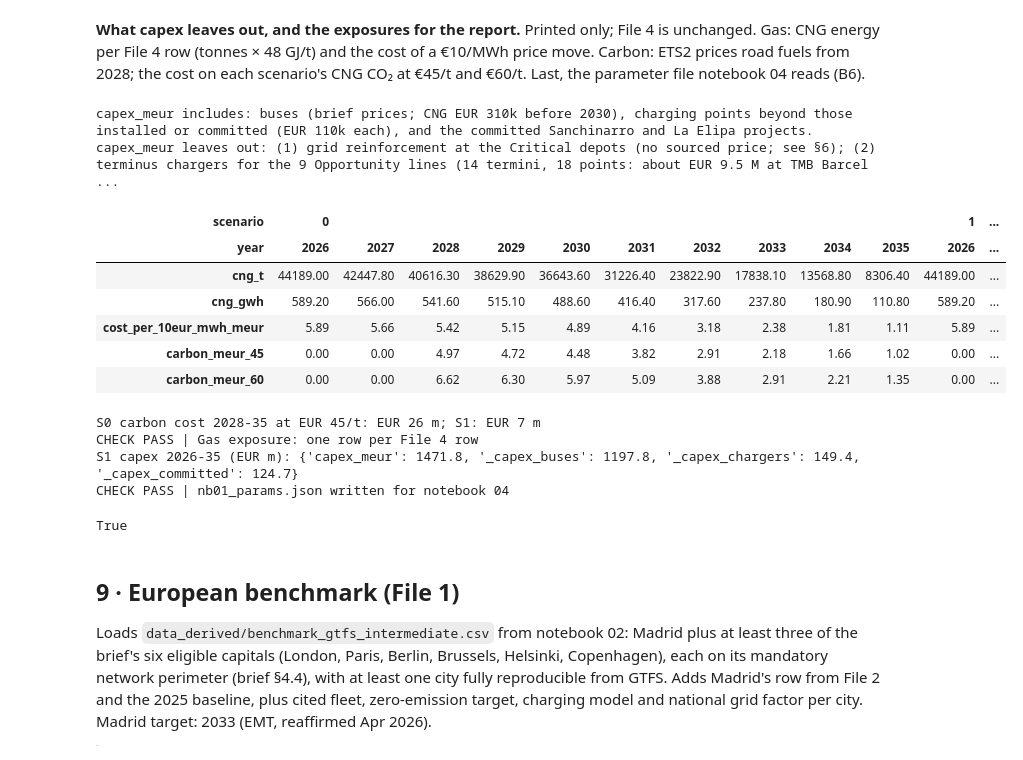
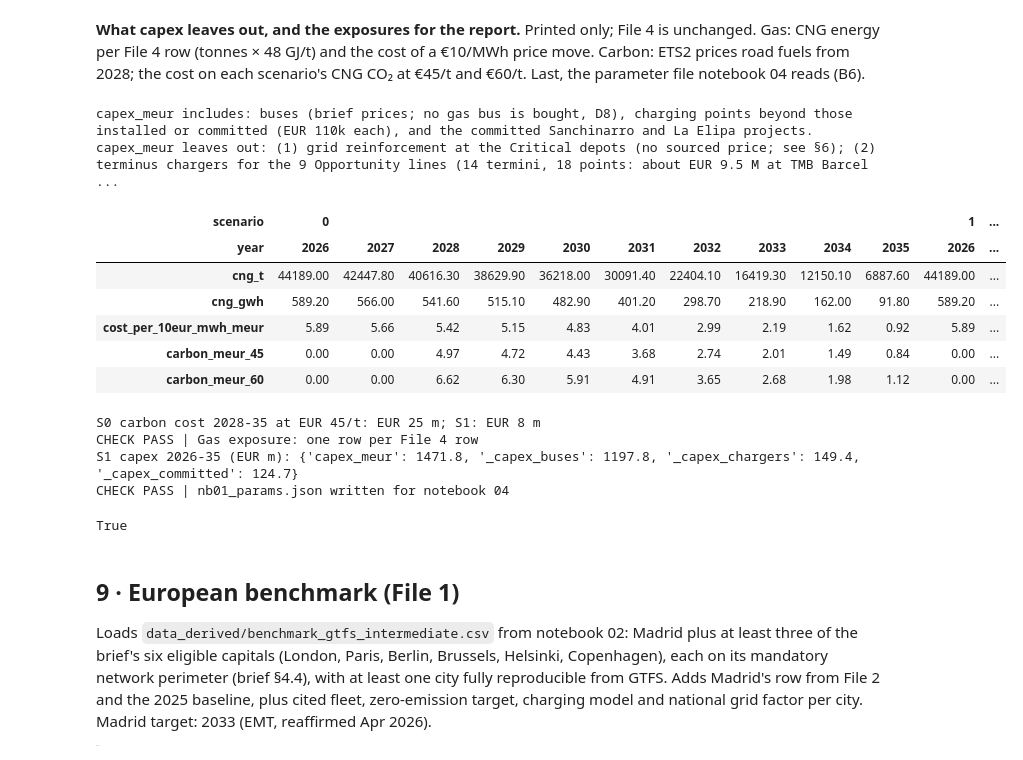
Before and after one commit to ella-garcia/madrid-bus-electrification, a Jupyter notebook: notebooks/01_Madrid_Electrification_Main.ipynb, the cells around one changed output. Drawn from its saved outputs; the diff is of its cells as text; code cells hidden in the pictures.

```diff
--- a/notebooks/01_Madrid_Electrification_Main.ipynb
+++ b/notebooks/01_Madrid_Electrification_Main.ipynb
@@ -1824,6 +1867,9 @@ ZE_ONLY_FROM = assume("Year from which every S0 replacement is zero-emission (D5
                       "Regulation (EU) 2024/1610: 90 % of new city buses zero-emission from 2030, 100 % from 2035 "
                       "(https://climate.ec.europa.eu/eu-action/transport-decarbonisation/road-transport/lorries-buses-and-coaches_en); "
                       "EMT buying only zero-emission from 2030 is the team's reading (A)", "File 4 S0 from 2030", "90 % share 2030-34")
+NO_GAS_PURCHASES = assume("No gas bus is bought in either scenario (D8)", True, "A",
+                          "Team decision, 24 Nov 2026: no gas-bus order for 2026 or later is evidenced; EMT's 2026 and 2027 budgets buy "
+                          "e-buses only", "File 4 S0 2026-2029", "S0 refills with gas until 2029")
 def s0_pace(y):
     return S0_DELIVERIES.get(y, round(S0_PACE_UNADJUSTED))
 
@@ -1844,7 +1890,8 @@ conv_bus = {y: later.loc[later.electrification_year <= y, "peak_buses"].sum() /
 conv_km = {y: later.loc[later.electrification_year <= y, "daily_km"].sum() / later.daily_km.sum() for y in [2025] + YEARS_F4}
 print(f"Service km {KM_YEAR / 1e6:.1f} M/yr | articulated km share {ART_KM_SHARE:.1%} | kWh/km {KWH_KM:.3f} | CNG kg/km {CNG_KG_KM:.3f} | "
       f"2025 ZE share {S25:.1%}")
-print(f"S0 pace: unadjusted {S0_PACE_UNADJUSTED:.1f}/yr (2021-25); adjusted {[s0_pace(y) for y in YEARS_F4]} (2026-2035), "
-      f"all replacements zero-emission from {ZE_ONLY_FROM}")
+print(f"S0 inputs: unadjusted pace {S0_PACE_UNADJUSTED:.1f}/yr (2021-25); target {S0_DELIVERIES[2026]} (2026), {S0_DELIVERIES[2027]} (2027), "
+      f"then {round(S0_PACE_UNADJUSTED)}/yr; no gas bus bought (D8); every replacement zero-emission from {ZE_ONLY_FROM} (D5). "
+      "The additions File 4 actually uses are printed after the File 4 table.")
 # %% [output]
 Service km 124.6 M/yr | articulated km share 3.7% | kWh/km 1.321 | CNG kg/km 0.457 | 2025 ZE share 20.9%
@@ -1854,10 +1901,11 @@ S0 pace: unadjusted 77.2/yr (2021-25); adjusted [70, 65, 77, 77, 77, 77, 77, 77,
 # %%
-def simulate_f4(scenario):
-    """Year-by-year fleet, purchases, retirements, energy, CO2 and capex. scenario 0 = S0, 1 = S1."""
+def simulate_f4(scenario, years=None):
+    """Year-by-year fleet, purchases, retirements, energy, CO2 and capex. scenario 0 = S0, 1 = S1.
+    years: File 4's 2026-2035 by default; S0 can run longer (printed only, never written)."""
     buses = f25[["fuelType", "size", "age_years"]].rename(columns={"fuelType": "fuel", "age_years": "age"}).reset_index(drop=True)
     buses["fuel"] = buses.fuel.map({"EL": "BEV", "H": "H2", "GN": "CNG"})
     ze_prev, km_share_prev, points_built, rows = ZE25, S25, 0, []
-    for y in YEARS_F4:
+    for y in (years or YEARS_F4):
         buses["age"] += 1
         if scenario == 1:
             ze_target = ZE25 + S1_DELIVERED_2026 if y == 2026 else ZE25 + round((FLEET - ZE25) * conv_bus[y])
@@ -1870,7 +1918,7 @@ def simulate_f4(scenario):
         if scenario == 0 and y >= ZE_ONLY_FROM:                     # D5: from 2030 every replacement is zero-emission
             need_ze = min(FLEET - ze_now, max(need_ze, len(removed)))
         deferred = 0
-        if scenario == 1 and need_ze < len(removed):                 # B5: S1 never buys gas; worn buses wait for their e-bus
+        if (scenario == 1 or NO_GAS_PURCHASES) and need_ze < len(removed):   # D8: no gas bought; worn buses wait for their e-bus
             keep = removed.sort_values("age").index[:len(removed) - need_ze]
             deferred = len(keep)
             buses, removed = pd.concat([buses, removed.loc[keep]]), removed.drop(keep)
@@ -1930,8 +1978,23 @@ check("S1 reaches 100 % in 2030 and holds to 2035", (s1t.loc[2030:, "ze_share_pc
 check("S1 never buys a CNG bus", s1t._bought_cng.sum() == 0)
 check("B5: S1 and S0 buy the same e-buses in 2026 (deliveries)", s1t.loc[2026, "_bought_bev"] == s0t.loc[2026, "_bought_bev"] == S1_DELIVERED_2026,
       f"S1 {s1t.loc[2026, '_bought_bev']}, S0 {s0t.loc[2026, '_bought_bev']}")
-check("D5: no CNG bus bought in S0 from 2030", s0t.loc[ZE_ONLY_FROM:, "_bought_cng"].sum() == 0)
+check("D8: no gas bus bought in either scenario", traj._bought_cng.sum() == 0)
+_r26 = file4[file4.year == 2026].drop(columns="scenario")
+check("A1: S0 and S1 rows for 2026 are identical in every File 4 column", (_r26.nunique() == 1).all())
 print(f"Written: File_4.csv ({len(file4)} rows). S0 reaches {s0t.loc[2035, 'ze_share_pct']} % in 2035.")
+
+# B1: the S0 pace File 4 actually uses = net zero-emission buses added per year
+s0_added = (s0t.n_bev + s0t.n_h2).diff().fillna(s0t.n_bev.iloc[0] + s0t.n_h2.iloc[0] - ZE25).astype(int)
+print(f"S0 pace used in File 4 (net zero-emission buses added per year, {YEARS_F4[0]}-{YEARS_F4[-1]}): {s0_added.tolist()}")
+_f4 = pd.read_csv(os.path.join(OUT, "File_4.csv")).query("scenario == 0").set_index("year")
+_csv_added = (_f4.n_bev + _f4.n_h2).diff().fillna(_f4.n_bev.iloc[0] + _f4.n_h2.iloc[0] - ZE25).astype(int)
+check("B1: printed S0 pace equals the year-on-year change of n_bev + n_h2 in File_4.csv", s0_added.tolist() == _csv_added.tolist())
+
+# B6: the headline gap between the scenarios
+gap_capex = s1t.capex_meur.sum() - s0t.capex_meur.sum()
+gap_co2_kt = (s1t.co2_avoided_t.sum() - s0t.co2_avoided_t.sum()) / 1000
+print(f"S1 minus S0, 2026-2035: capex EUR {gap_capex:,.1f} m, CO2 avoided {gap_co2_kt:,.1f} kt, EUR {gap_capex * 1e6 / (gap_co2_kt * 1e3):,.0f} "
+      "per tonne. Grid reinforcement at Critical depots is excluded; nothing is discounted (constant 2025 EUR).")
 # %% [output]
 |  |  | n_bev | n_cng | ze_share_pct | _bought_bev | _bought_cng | _retired_eol | _deferred | ... |
 | scenario | year |  |  |  |  |  |  |  | ... |
@@ -2087,7 +2176,7 @@ True
 **What capex leaves out, and the exposures for the report.** Printed only; File 4 is unchanged. Gas: CNG energy per File 4 row (tonnes × 48 GJ/t) and the cost of a €10/MWh price move. Carbon: ETS2 prices road fuels from 2028; the cost on each scenario's CNG CO₂ at €45/t and €60/t. Last, the parameter file notebook 04 reads (B6).
 # %%
 # What capex_meur leaves out, and two exposures for the report (printed only; File 4 unchanged)
-print("capex_meur includes: buses (brief prices; CNG EUR 310k before 2030), charging points beyond those installed or committed "
+print("capex_meur includes: buses (brief prices; no gas bus is bought, D8), charging points beyond those installed or committed "
       f"(EUR {CHARGER_EUR / 1000:.0f}k each), and the committed Sanchinarro and La Elipa projects.")
 print(f"capex_meur leaves out: (1) grid reinforcement at the Critical depots (no sourced price; see §6); (2) terminus chargers for the "
       f"{int((file2.charging_strategy == 'Opportunity').sum())} Opportunity lines (14 termini, 18 points: about EUR 9.5 M at TMB Barcelona's EUR 529k per point, notebook 04 §9.2); "
@@ -2096,41 +2185,43 @@ print(f"capex_meur leaves out: (1) grid reinforcement at the Critical depots (no
 
 GAS_NCV_GJ_T = assume("Net calorific value of natural gas (GJ/t)", 48.0, "V",
                       "IPCC 2006 Guidelines, Vol. 2, Table 1.2: 48.0 TJ/Gg (as in EU Regulation 601/2012 Annex VI)", "gas-price exposure")
 GAS_PRICE_STEP = assume("Gas price move tested (EUR/MWh)", 10, "A", "Round step for the report", "gas-price exposure")
 CARBON_PRICE = assume("Carbon price on CNG from 2028 (EUR/t CO2)", {"ETS2 trigger": 45, "higher case": 60}, "A",
                       "ETS2 covers road fuels from January 2028 (European Commission); EUR 45/t (2020 prices) is the price that triggers "
                       "extra allowances; EUR 60/t is a higher case (A)", "carbon-cost exposure")
 expo = traj[["scenario", "year", "cng_t", "_cng_co2_t"]].copy()
 expo["cng_gwh"] = (expo.cng_t * GAS_NCV_GJ_T / 3600).round(1)
 expo["cost_per_10eur_mwh_meur"] = (expo.cng_gwh * 1000 * GAS_PRICE_STEP / 1e6).round(2)
 for k, v in CARBON_PRICE.items():
     expo[f"carbon_meur_{v}"] = np.where(expo.year >= 2028, expo._cng_co2_t * v / 1e6, 0.0).round(2)
 display(expo.drop(columns="_cng_co2_t").set_index(["scenario", "year"]).T)
 print(f"S0 carbon cost 2028-35 at EUR {CARBON_PRICE['ETS2 trigger']}/t: EUR {expo[expo.scenario == 0][f'carbon_meur_45'].sum():.0f} m; "
       f"S1: EUR {expo[expo.scenario == 1]['carbon_meur_45'].sum():.0f} m")
 check("Gas exposure: one row per File 4 row", len(expo) == len(file4))
 
 # Parameters notebook 04 reads, so both notebooks run on the same inputs (B6)
 NB01_PARAMS = dict(fleet=FLEET, bus_life=BUS_LIFE, charger_eur=CHARGER_EUR, cng_price_eur=CNG_PRICE_EUR,
                    s0_deliveries=S0_DELIVERIES, s1_delivered_2026=S1_DELIVERED_2026, ze_only_from=ZE_ONLY_FROM,
                    committed_meur={k: v[0] for k, v in COMMITTED.items()}, peak_buses=int(file2.peak_buses.sum()),
                    daily_km=round(float(file2.daily_km.sum()), 1),
                    s1_capex_meur={c: round(float(traj.loc[traj.scenario == 1, c].sum()), 1)
-                                  for c in ("capex_meur", "_capex_buses", "_capex_chargers", "_capex_committed")})
+                                  for c in ("capex_meur", "_capex_buses", "_capex_chargers", "_capex_committed")},
+                   file4_ref={int(s): dict(ze_pct_2030=float(g.loc[g.year == 2030, "ze_share_pct"].iloc[0]),
+                                           capex_meur=round(float(g.capex_meur.sum()), 2)) for s, g in file4.groupby("scenario")})
 json.dump(NB01_PARAMS, open(os.path.join(DERIVED, "nb01_params.json"), "w"), indent=1)
 print("S1 capex 2026-35 (EUR m):", NB01_PARAMS["s1_capex_meur"])
 check("nb01_params.json written for notebook 04", os.path.exists(os.path.join(DERIVED, "nb01_params.json")))
 # %% [output]
-capex_meur includes: buses (brief prices; CNG EUR 310k before 2030), charging points beyond those installed or committed (EUR 110k each), and the committed Sanchinarro and La Elipa projects.
+capex_meur includes: buses (brief prices; no gas bus is bought, D8), charging points beyond those installed or committed (EUR 110k each), and the committed Sanchinarro and La Elipa projects.
 capex_meur leaves out: (1) grid reinforcement at the Critical depots (no sourced price; see §6); (2) terminus chargers for the 9 Opportunity lines (14 termini, 18 points: about EUR 9.5 M at TMB Barcel ...
 | scenario | 0 |  |  |  |  |  |  |  |  |  | 1 | ... |
 | year | 2026 | 2027 | 2028 | 2029 | 2030 | 2031 | 2032 | 2033 | 2034 | 2035 | 2026 | ... |
-| cng_t | 44189.00 | 42447.80 | 40616.30 | 38629.90 | 36643.60 | 31226.40 | 23822.90 | 17838.10 | 13568.80 | 8306.40 | 44189.00 | ... |
-| cng_gwh | 589.20 | 566.00 | 541.60 | 515.10 | 488.60 | 416.40 | 317.60 | 237.80 | 180.90 | 110.80 | 589.20 | ... |
-| cost_per_10eur_mwh_meur | 5.89 | 5.66 | 5.42 | 5.15 | 4.89 | 4.16 | 3.18 | 2.38 | 1.81 | 1.11 | 5.89 | ... |
-| carbon_meur_45 | 0.00 | 0.00 | 4.97 | 4.72 | 4.48 | 3.82 | 2.91 | 2.18 | 1.66 | 1.02 | 0.00 | ... |
-| carbon_meur_60 | 0.00 | 0.00 | 6.62 | 6.30 | 5.97 | 5.09 | 3.88 | 2.91 | 2.21 | 1.35 | 0.00 | ... |
+| cng_t | 44189.00 | 42447.80 | 40616.30 | 38629.90 | 36218.00 | 30091.40 | 22404.10 | 16419.30 | 12150.10 | 6887.60 | 44189.00 | ... |
+| cng_gwh | 589.20 | 566.00 | 541.60 | 515.10 | 482.90 | 401.20 | 298.70 | 218.90 | 162.00 | 91.80 | 589.20 | ... |
+| cost_per_10eur_mwh_meur | 5.89 | 5.66 | 5.42 | 5.15 | 4.83 | 4.01 | 2.99 | 2.19 | 1.62 | 0.92 | 5.89 | ... |
+| carbon_meur_45 | 0.00 | 0.00 | 4.97 | 4.72 | 4.43 | 3.68 | 2.74 | 2.01 | 1.49 | 0.84 | 0.00 | ... |
+| carbon_meur_60 | 0.00 | 0.00 | 6.62 | 6.30 | 5.91 | 4.91 | 3.65 | 2.68 | 1.98 | 1.12 | 0.00 | ... |
-S0 carbon cost 2028-35 at EUR 45/t: EUR 26 m; S1: EUR 7 m
+S0 carbon cost 2028-35 at EUR 45/t: EUR 25 m; S1: EUR 8 m
 CHECK PASS | Gas exposure: one row per File 4 row
 S1 capex 2026-35 (EUR m): {'capex_meur': 1471.8, '_capex_buses': 1197.8, '_capex_chargers': 149.4, '_capex_committed': 124.7}
 CHECK PASS | nb01_params.json written for notebook 04
```
Also changed, not shown: parts of 19 cells of this notebook, 17 other files.
